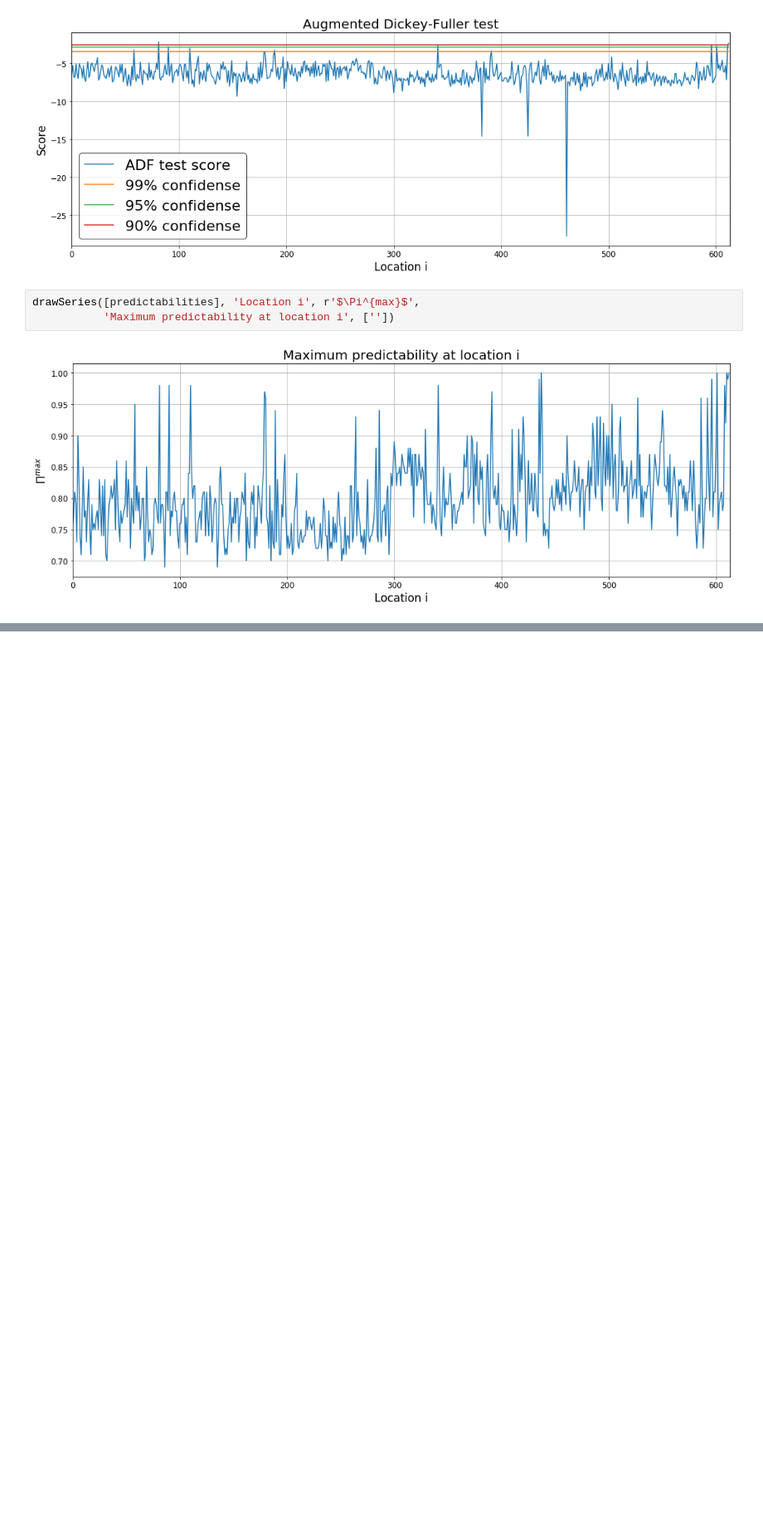
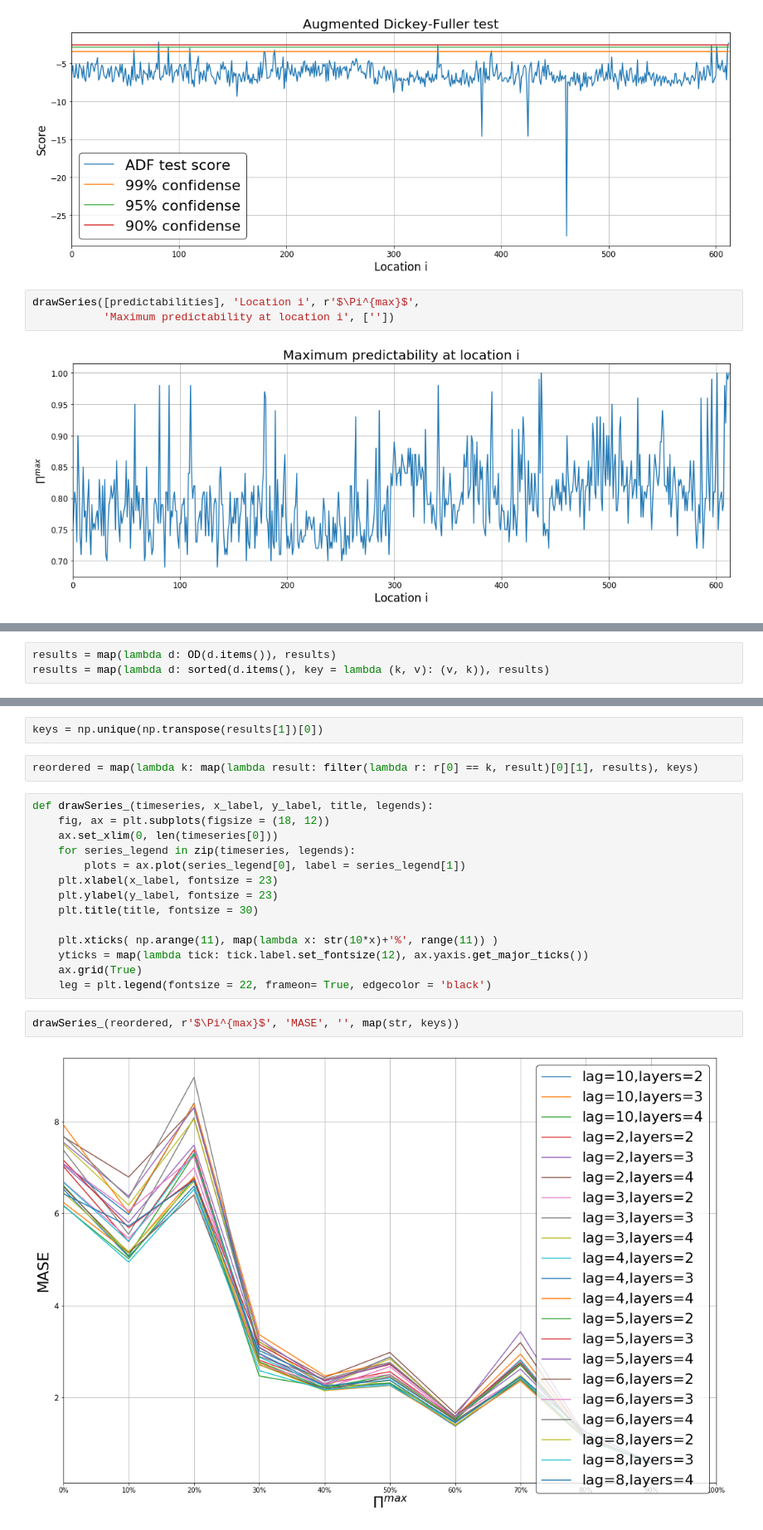
Before and after one commit to Cuspian/DLProject, a Jupyter notebook: BuildTimeSeries.ipynb, the cells around one changed output, grey strips where cells are left out. Shown at 83% size. Saved outputs shown, nothing was run; the diff lists cells and outputs as text; blank space fills up the shorter version.

```diff
--- a/BuildTimeSeries.ipynb
+++ b/BuildTimeSeries.ipynb
@@ -139,0 +454,3 @@ drawSeries([predictabilities], 'Location i', r'$\Pi^{max}$',
+# %%
+results = map(lambda d: OD(d.items()), results)
+results = map(lambda d: sorted(d.items(), key = lambda (k, v): (v, k)), results)
@@ -139,0 +485,22 @@ drawSeries([predictabilities], 'Location i', r'$\Pi^{max}$',
+# %%
+keys = np.unique(np.transpose(results[1])[0])
+# %%
+reordered = map(lambda k: map(lambda result: filter(lambda r: r[0] == k, result)[0][1], results), keys)
+# %%
+def drawSeries_(timeseries, x_label, y_label, title, legends):
+    fig, ax = plt.subplots(figsize = (18, 12))
+    ax.set_xlim(0, len(timeseries[0]))
+    for series_legend in zip(timeseries, legends):
+        plots = ax.plot(series_legend[0], label = series_legend[1])
+    plt.xlabel(x_label, fontsize = 23)
+    plt.ylabel(y_label, fontsize = 23)
+    plt.title(title, fontsize = 30)
+
+    plt.xticks( np.arange(11), map(lambda x: str(10*x)+'%', range(11)) )
+    yticks = map(lambda tick: tick.label.set_fontsize(12), ax.yaxis.get_major_ticks())
+    ax.grid(True)
+    leg = plt.legend(fontsize = 22, frameon= True, edgecolor = 'black')
+# %%
+drawSeries_(reordered, r'$\Pi^{max}$', 'MASE', '', map(str, keys))
+# %% [output]
+[figure, added]
```
Also changed, not shown: parts of 19 cells of this notebook.
